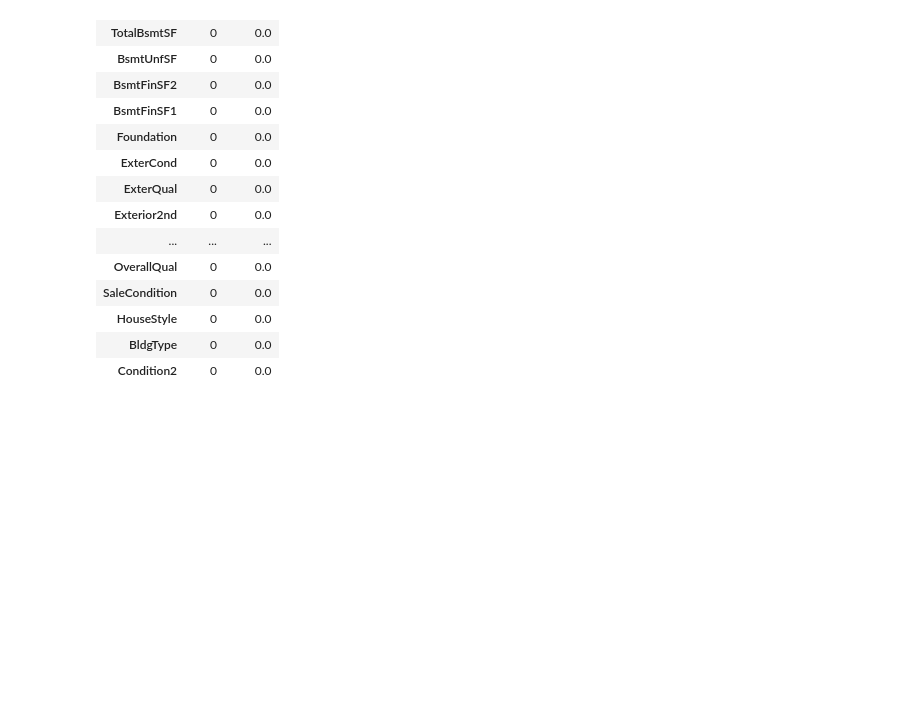
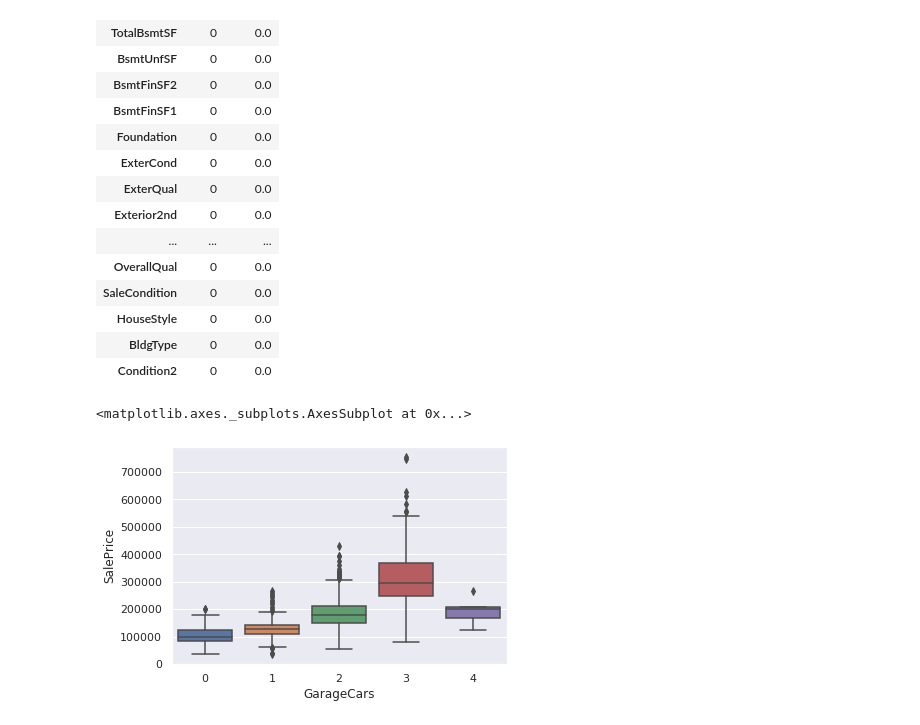
Before and after one commit to samuel-engel/house_prices_team_challenge, a Jupyter notebook: Team_21.ipynb, the cells around one changed output. Saved outputs shown, nothing was run; the diff lists cells and outputs as text; code cells hidden in the pictures; blank space fills up the shorter version.

```diff
--- a/Team_21.ipynb
+++ b/Team_21.ipynb
@@ -179,3 +199,10 @@ data.head(20)
 | HouseStyle | 0 | 0.0 |
 | BldgType | 0 | 0.0 |
 | Condition2 | 0 | 0.0 |
+# %%
+x=train_data['GarageCars']
+y=train_data['SalePrice']
+sns.boxplot(x,y)
+# %% [output]
+<matplotlib.axes._subplots.AxesSubplot at 0x...>
+[figure, added]
```
Also changed, not shown: parts of 11 cells of this notebook.
